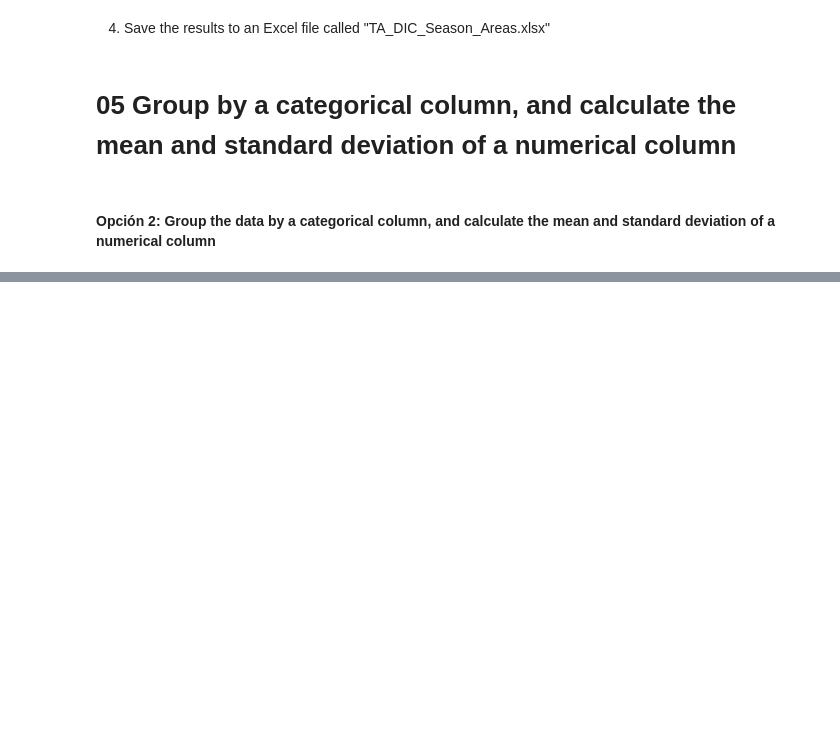
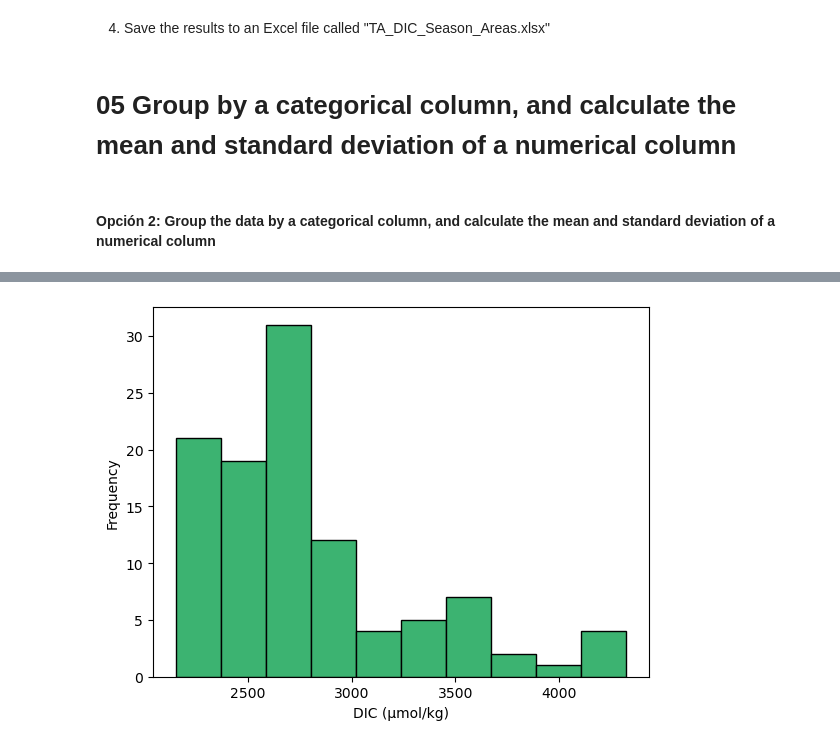
Before and after one commit to jpoh2/modelab-jp, a Jupyter notebook: 06_terminos_df_estadistica.ipynb, the cells around one changed output, grey strips where cells are left out. Cells and saved outputs as stored; diff of their text form; code cells hidden in the pictures; blank space fills up the shorter version.

```diff
--- a/06_terminos_df_estadistica.ipynb
+++ b/06_terminos_df_estadistica.ipynb
@@ -446,0 +305,13 @@ formatted_result.to_csv("TA_DIC_Season_Areas2.csv", index=False)
+# %%
+#Plot histogram of DIC
+import matplotlib.pyplot as plt
+
+# Select data DIC
+sal_data = terminos_df["dic_micromol_kg"]
+
+plt.hist(sal_data, bins=10, color='mediumseagreen', edgecolor='black')
+plt.xlabel("DIC (µmol/kg)")
+plt.ylabel("Frequency")
+plt.show()
+# %% [output]
+[figure, added]
```
Also changed, not shown: parts of 39 cells of this notebook, 1 other file.
